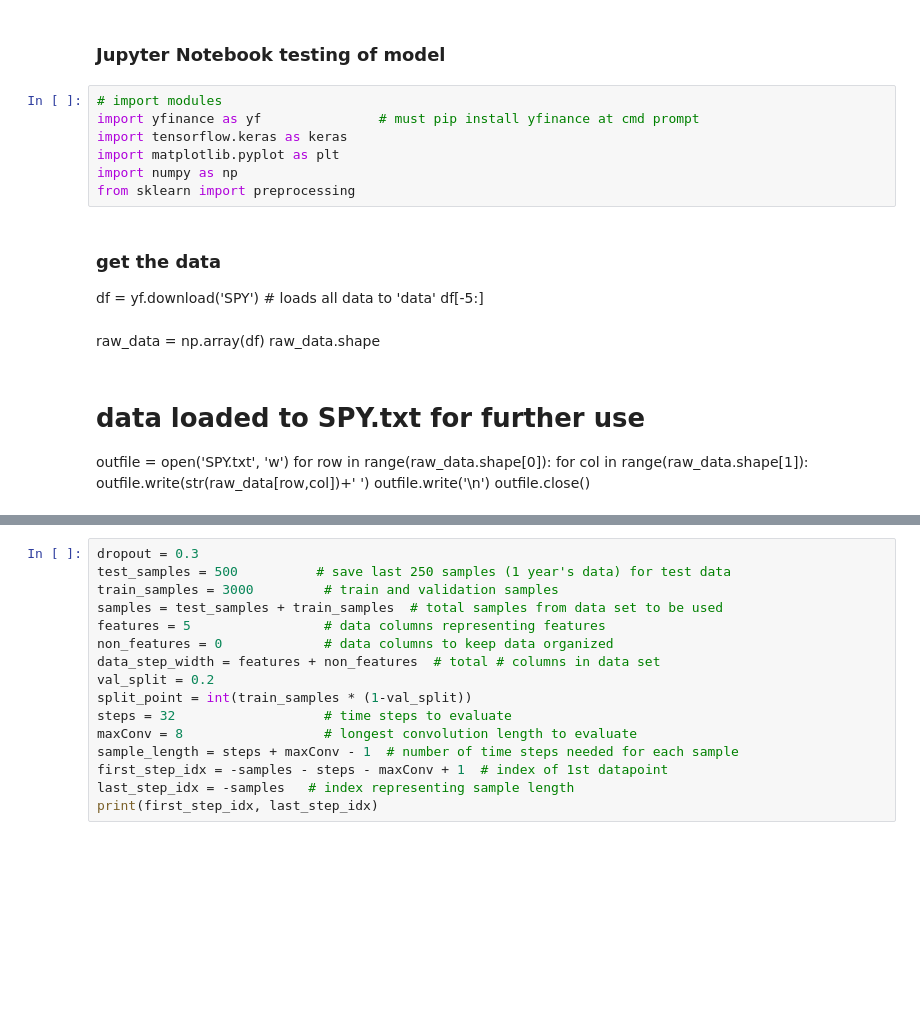
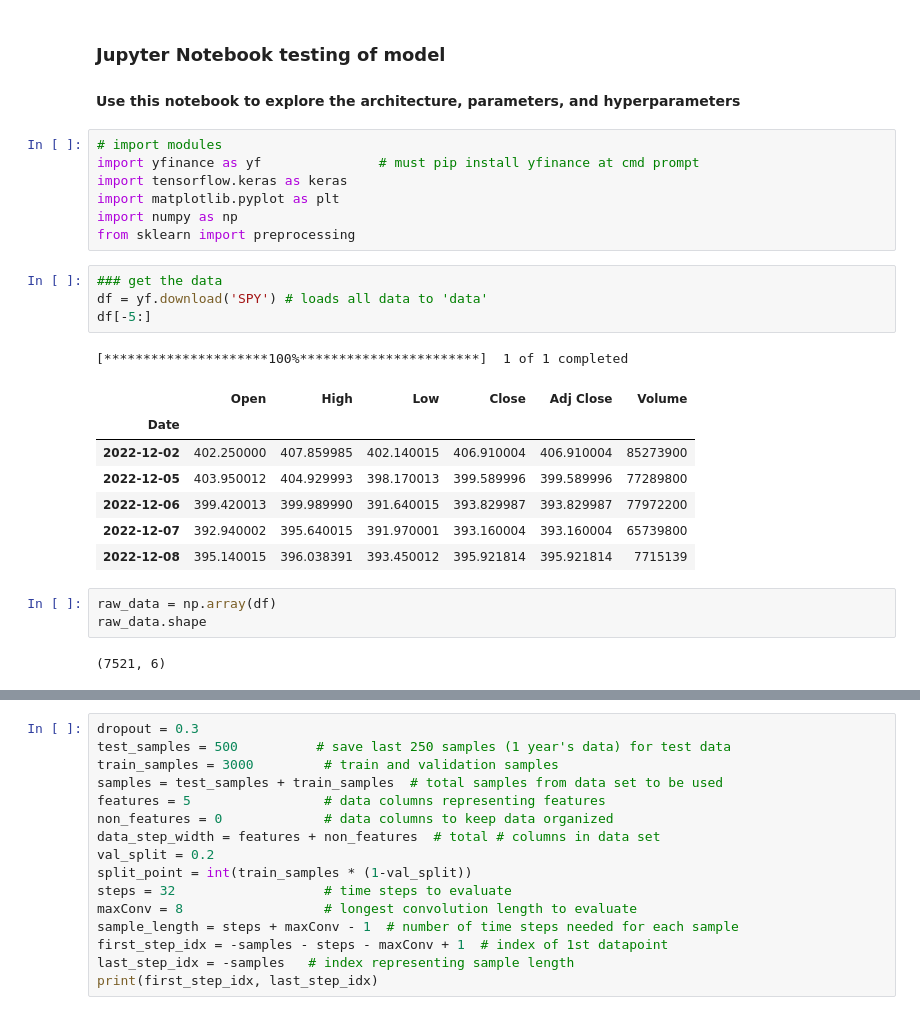
Before and after one commit to tvswanny/Stock_Price_Prediction, a Jupyter notebook: stock_prediction.ipynb, the cells around one changed output, grey strips where cells are left out. Drawn from its saved outputs; the diff is of its cells as text; blank space fills up the shorter version.

```diff
--- a/stock_prediction.ipynb
+++ b/stock_prediction.ipynb
@@ -1,5 +1,6 @@
 # %% [markdown]
 ### Jupyter Notebook testing of model
+#### Use this notebook to explore the architecture, parameters, and hyperparameters
 # %%
 # import modules
 import yfinance as yf               # must pip install yfinance at cmd prompt
@@ -7,18 +8,21 @@ import tensorflow.keras as keras
 import matplotlib.pyplot as plt
 import numpy as np
 from sklearn import preprocessing
-# %% [markdown]
-### get the data
-df = yf.download('SPY') # loads all data to 'data'
-df[-5:]
-# %% [markdown]
-raw_data = np.array(df)
-raw_data.shape
-# %% [markdown]
-# data loaded to SPY.txt for further use
-outfile = open('SPY.txt', 'w')
-for row in range(raw_data.shape[0]):
-    for col in range(raw_data.shape[1]):
-        outfile.write(str(raw_data[row,col])+' ')
-    outfile.write('\n')
-outfile.close()
+# %%
+### get the data
+df = yf.download('SPY') # loads all data to 'data'
+df[-5:]
+# %% [output]
+[*********************100%***********************]  1 of 1 completed
+|  | Open | High | Low | Close | Adj Close | Volume |
+| Date |  |  |  |  |  |  |
+| 2022-12-02 | 402.250000 | 407.859985 | 402.140015 | 406.910004 | 406.910004 | 85273900 |
+| 2022-12-05 | 403.950012 | 404.929993 | 398.170013 | 399.589996 | 399.589996 | 77289800 |
+| 2022-12-06 | 399.420013 | 399.989990 | 391.640015 | 393.829987 | 393.829987 | 77972200 |
+| 2022-12-07 | 392.940002 | 395.640015 | 391.970001 | 393.160004 | 393.160004 | 65739800 |
+| 2022-12-08 | 395.140015 | 396.038391 | 393.450012 | 395.921814 | 395.921814 | 7715139 |
+# %%
+raw_data = np.array(df)
+raw_data.shape
+# %% [output]
+(7521, 6)
```
Also changed, not shown: parts of 3 cells of this notebook, 2 other files.
